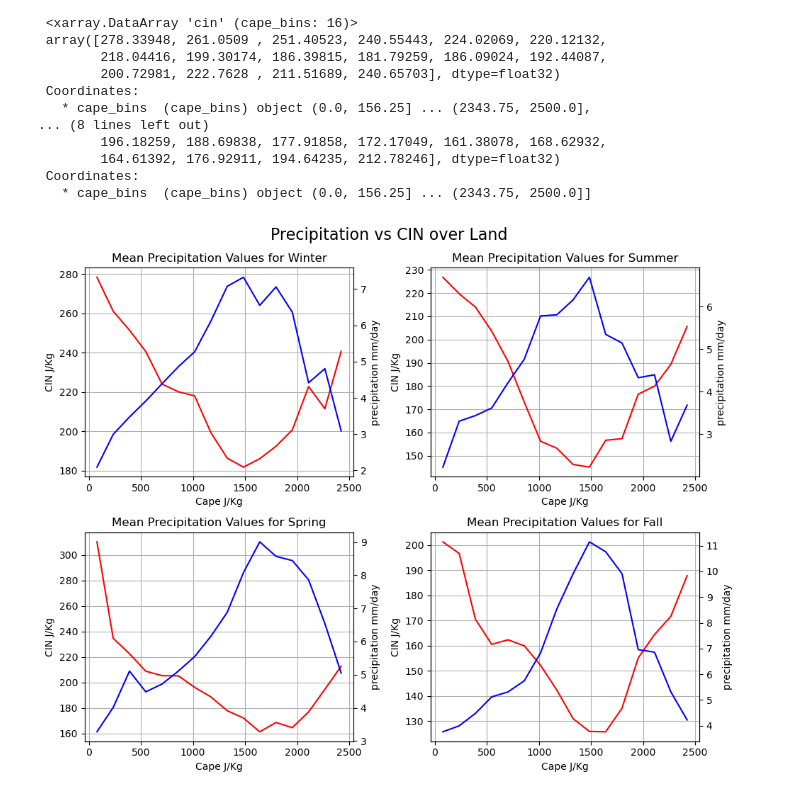
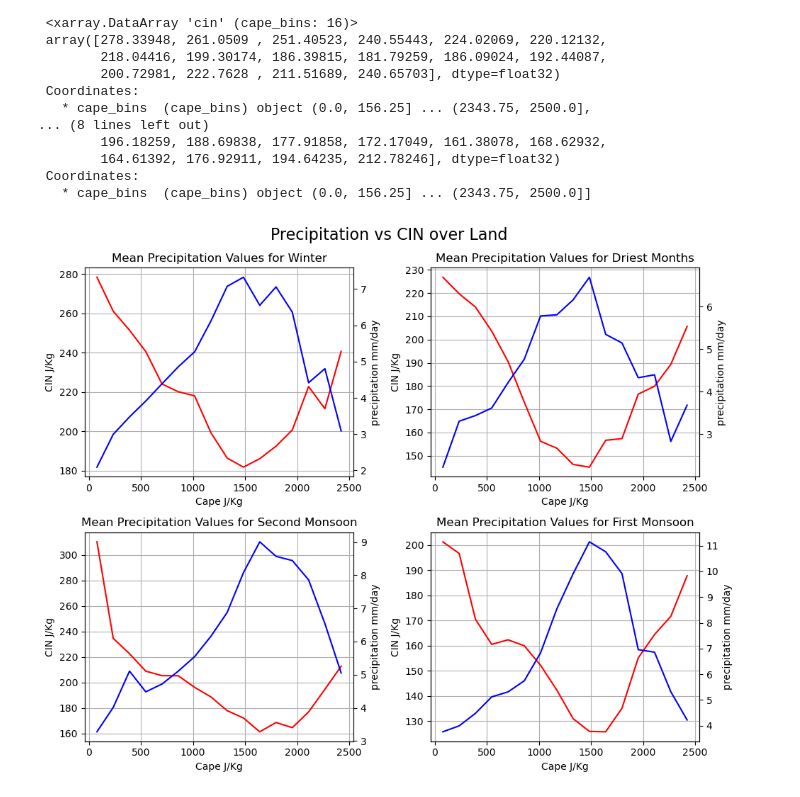
Before and after one commit to VarinR/Atmospheric-Science, a Jupyter notebook: Tropics_3_cin-land.ipynb, the cells around one changed output. Cells and saved outputs as stored; diff of their text form; code cells hidden in the pictures.

```diff
--- a/Tropics_3_cin-land.ipynb
+++ b/Tropics_3_cin-land.ipynb
@@ -31,14 +31,14 @@ tp_seasonal.plot()
 # %%
 
 winter_data = avg_dsMT.sel(time=avg_dsMT['time.season']=='DJF')
-spring_data = avg_dsMT.sel(time=avg_dsMT['time.season']=='MAM')
-summer_data = avg_dsMT.sel(time=avg_dsMT['time.season']=='JJA')
-fall_data = avg_dsMT.sel(time=avg_dsMT['time.season']=='SON')
+Monsoon1 = avg_dsMT.sel(time=avg_dsMT['time.season']=='MAM')
+DriestMonths = avg_dsMT.sel(time=avg_dsMT['time.season']=='JJA')
+Monsoon2 = avg_dsMT.sel(time=avg_dsMT['time.season']=='SON')
 # %%
 cape_bins = np.linspace(0, 2500, 17)
 cins = []
 tps = []
-for data in (summer_data, winter_data, fall_data, spring_data):
+for data in (DriestMonths, winter_data, Monsoon2, Monsoon1):
     positive_precip = data['tp'].where((data['tp']*24000) > 1.0)
     cape_positive_precip = data['cape'].where((data['tp']*24000) > 1.0)
     binned_precipitation = positive_precip.groupby_bins(cape_positive_precip, bins=cape_bins)
@@ -71,21 +71,21 @@ cins
 # %%
 
 fig, axs = plt.subplots(2, 2, figsize=(10, 8))
 
-for i, j, season, avgcin, avgtp in ((0, 0, "Winter", cins[1], tps[1]), (0, 1, "Summer", cins[0], tps[0]), (1, 0, "Spring", cins[3], tps[3]), (1, 1, "Fall", cins[2], tps[2])):
+for i, j, season, avgcin, avgtp in ((0, 0, "Winter", cins[1], tps[1]), (0, 1, "Driest Months", cins[0], tps[0]), (1, 0, "Second Monsoon", cins[3], tps[3]), (1, 1, "First Monsoon", cins[2], tps[2])):
 
     axs[i, j].plot(cape_mid, avgcin, color='r', label=f'{season}')
     axs[i, j].set_xlabel('Cape J/Kg')
     axs[i, j].set_ylabel('CIN J/Kg')
     axs[i, j].set_title(f'Mean Precipitation Values for {season}')
     axs[i, j].grid(True)
     ax2 = axs[i, j].twinx()  # Use axs[0, 0] instead of undefined ax1
     ax2.plot(cape_mid, avgtp*24000, 'b-', label='cape')
     ax2.set_ylabel('precipitation mm/day')
     ax2.tick_params(axis='y')
 
 plt.suptitle("Precipitation vs CIN over Land", fontsize=16)
 plt.tight_layout()
 plt.show()
 # %% [output]
-[figure, old version]
+[figure, new version]
```
Also changed, not shown: 2 other files.
